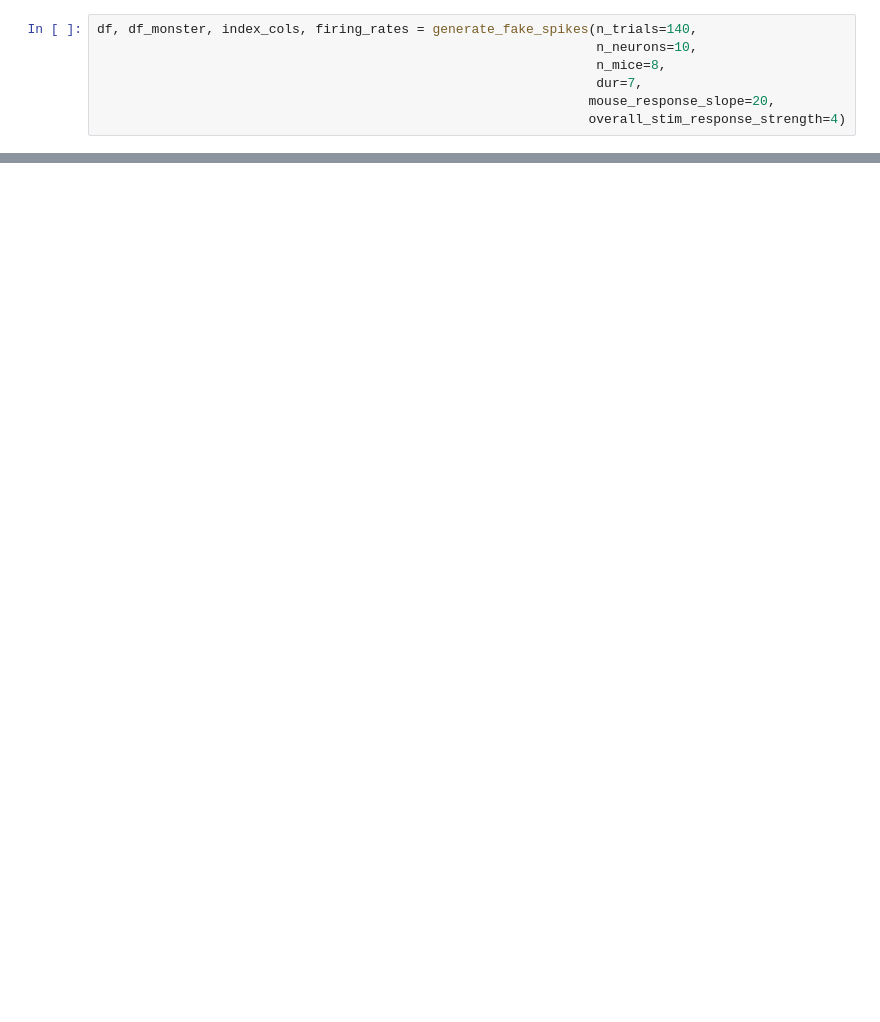
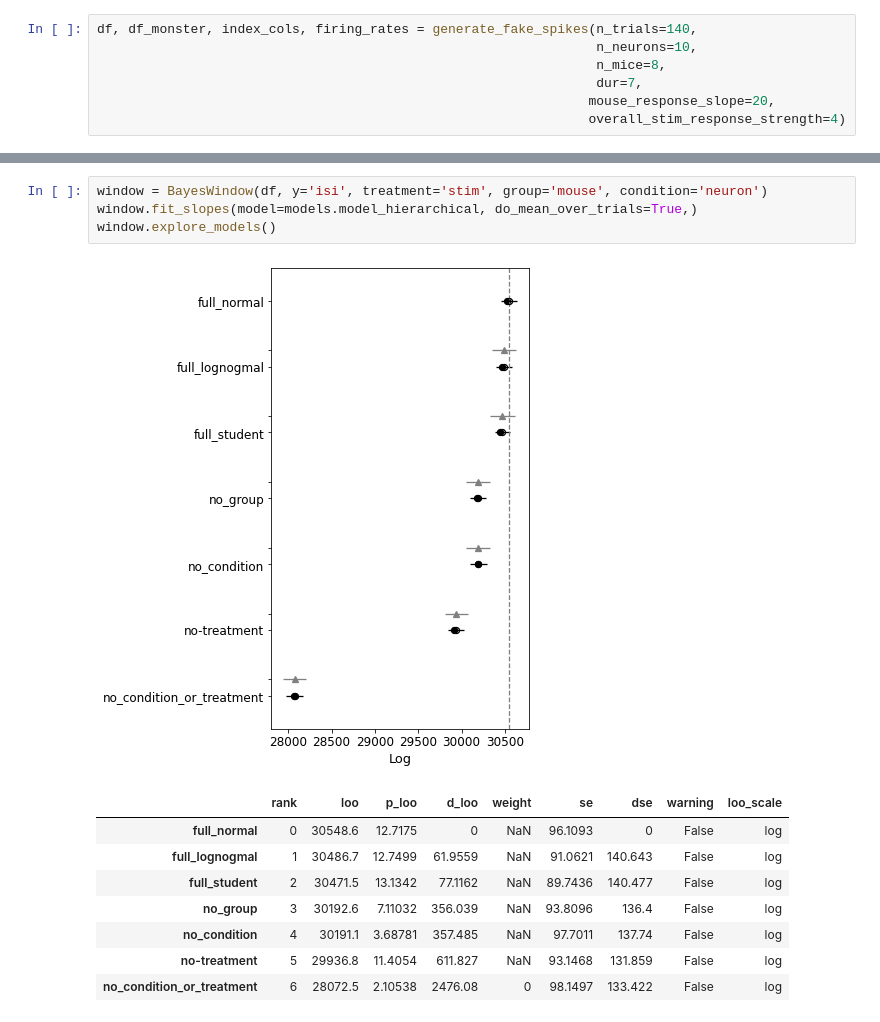
Before and after one commit to mmyros/bayes-window, a Jupyter notebook: docs/example_notebooks/neurons_example/model_comparison.ipynb, the cells around one changed output, grey strips where cells are left out. Drawn from its saved outputs; the diff is of its cells as text; blank space fills up the shorter version.

```diff
--- a/docs/example_notebooks/neurons_example/model_comparison.ipynb
+++ b/docs/example_notebooks/neurons_example/model_comparison.ipynb
@@ -59,0 +15,14 @@ no_condition_or_treatment  129.614   False       log
+# %%
+window = BayesWindow(df, y='isi', treatment='stim', group='mouse', condition='neuron')
+window.fit_slopes(model=models.model_hierarchical, do_mean_over_trials=True,)
+window.explore_models()
+# %% [output]
+[figure, added]
+|  | rank | loo | p_loo | d_loo | weight | se | dse | warning | loo_scale |
+| full_normal | 0 | 30548.6 | 12.7175 | 0 | NaN | 96.1093 | 0 | False | log |
+| full_lognogmal | 1 | 30486.7 | 12.7499 | 61.9559 | NaN | 91.0621 | 140.643 | False | log |
+| full_student | 2 | 30471.5 | 13.1342 | 77.1162 | NaN | 89.7436 | 140.477 | False | log |
+| no_group | 3 | 30192.6 | 7.11032 | 356.039 | NaN | 93.8096 | 136.4 | False | log |
+| no_condition | 4 | 30191.1 | 3.68781 | 357.485 | NaN | 97.7011 | 137.74 | False | log |
+| no-treatment | 5 | 29936.8 | 11.4054 | 611.827 | NaN | 93.1468 | 131.859 | False | log |
+| no_condition_or_treatment | 6 | 28072.5 | 2.10538 | 2476.08 | 0 | 98.1497 | 133.422 | False | log |
```
Also changed, not shown: parts of 6 cells of this notebook, 5 other files.
